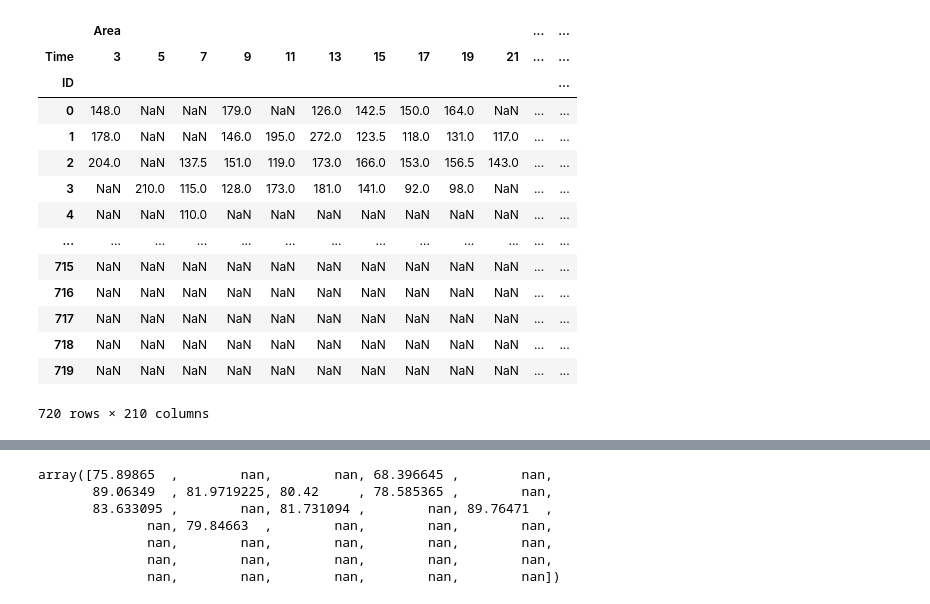
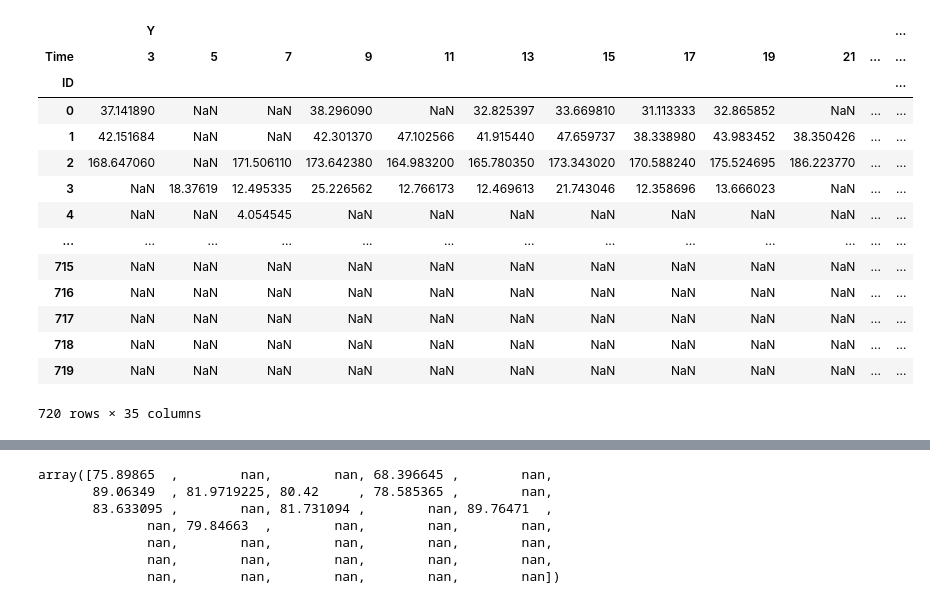
Before and after one commit to AsafAvr/Deep-Learning-Workshop, a Jupyter notebook: Notebooks/Reorganize_Results.ipynb, the cells around one changed output, grey strips where cells are left out. Saved outputs shown, nothing was run; the diff lists cells and outputs as text; code cells hidden in the pictures.

```diff
--- a/Notebooks/Reorganize_Results.ipynb
+++ b/Notebooks/Reorganize_Results.ipynb
@@ -97,4 +93,4 @@ TypeError: eval() arg 1 must be a string, bytes or code object
 # %%
-df = pd.read_csv(r'C:\Projects\TAU\DL-Workshop\Images_Ilan\JH0011\Results\Tracking\Results-20220831T065654Z-001\Results\Results_D2_2_start_2_crop_0_2022-08-29_18-52-37\res_all_features.csv')
+df = pd.read_csv(r'C:\Projects\TAU\DL-Workshop\Images_Ilan\JH0011\Results\Tracking_new\Results_D2_1_start_3_crop_3_2022-09-06_18-33-24\res_all_features.csv')
 df
 # %% [output]
@@ -114,4 +122,4 @@ df
 # %%
 # df['Embediings'] = df['Embediings'].map(lambda x : np.array(eval(x)))
 # %%
-df['morpho_kinetic'] = str(df.drop(columns=['ID','Time','well','view','Embediings']).values.tolist())
+# df['morpho_kinetic'] = str(df.drop(columns=['ID','Time','well','view','Embediings']).values.tolist())
@@ -133,0 +126,3 @@ df
+# %%
+df_k = df.drop(columns=['well','view','Embeddings','Area','Major Axis','Minor Axis'])
+df_k
@@ -134,18 +145,19 @@ df
 # %%
-pd.pivot_table(df,index='ID',columns='Time')
+df_y = pd.pivot_table(df_k.drop(columns='X'),index='ID',columns='Time')
+df_y
 # %% [output]
-|  | Area |  |  |  |  |  |  |  |  |  | ... | ... |
+|  | Y |  |  |  |  |  |  |  |  |  |  | ... |
 | Time | 3 | 5 | 7 | 9 | 11 | 13 | 15 | 17 | 19 | 21 | ... | ... |
 | ID |  |  |  |  |  |  |  |  |  |  |  | ... |
-| 0 | 148.0 | NaN | NaN | 179.0 | NaN | 126.0 | 142.5 | 150.0 | 164.0 | NaN | ... | ... |
-| 1 | 178.0 | NaN | NaN | 146.0 | 195.0 | 272.0 | 123.5 | 118.0 | 131.0 | 117.0 | ... | ... |
-| 2 | 204.0 | NaN | 137.5 | 151.0 | 119.0 | 173.0 | 166.0 | 153.0 | 156.5 | 143.0 | ... | ... |
-| 3 | NaN | 210.0 | 115.0 | 128.0 | 173.0 | 181.0 | 141.0 | 92.0 | 98.0 | NaN | ... | ... |
-| 4 | NaN | NaN | 110.0 | NaN | NaN | NaN | NaN | NaN | NaN | NaN | ... | ... |
+| 0 | 37.141890 | NaN | NaN | 38.296090 | NaN | 32.825397 | 33.669810 | 31.113333 | 32.865852 | NaN | ... | ... |
+| 1 | 42.151684 | NaN | NaN | 42.301370 | 47.102566 | 41.915440 | 47.659737 | 38.338980 | 43.983452 | 38.350426 | ... | ... |
+| 2 | 168.647060 | NaN | 171.506110 | 173.642380 | 164.983200 | 165.780350 | 173.343020 | 170.588240 | 175.524695 | 186.223770 | ... | ... |
+| 3 | NaN | 18.37619 | 12.495335 | 25.226562 | 12.766173 | 12.469613 | 21.743046 | 12.358696 | 13.666023 | NaN | ... | ... |
+| 4 | NaN | NaN | 4.054545 | NaN | NaN | NaN | NaN | NaN | NaN | NaN | ... | ... |
 | ... | ... | ... | ... | ... | ... | ... | ... | ... | ... | ... | ... | ... |
 | 715 | NaN | NaN | NaN | NaN | NaN | NaN | NaN | NaN | NaN | NaN | ... | ... |
 | 716 | NaN | NaN | NaN | NaN | NaN | NaN | NaN | NaN | NaN | NaN | ... | ... |
 | 717 | NaN | NaN | NaN | NaN | NaN | NaN | NaN | NaN | NaN | NaN | ... | ... |
 | 718 | NaN | NaN | NaN | NaN | NaN | NaN | NaN | NaN | NaN | NaN | ... | ... |
 | 719 | NaN | NaN | NaN | NaN | NaN | NaN | NaN | NaN | NaN | NaN | ... | ... |
-720 rows × 210 columns
+720 rows × 35 columns
```
Also changed, not shown: parts of 33 cells of this notebook, 5 other files.
